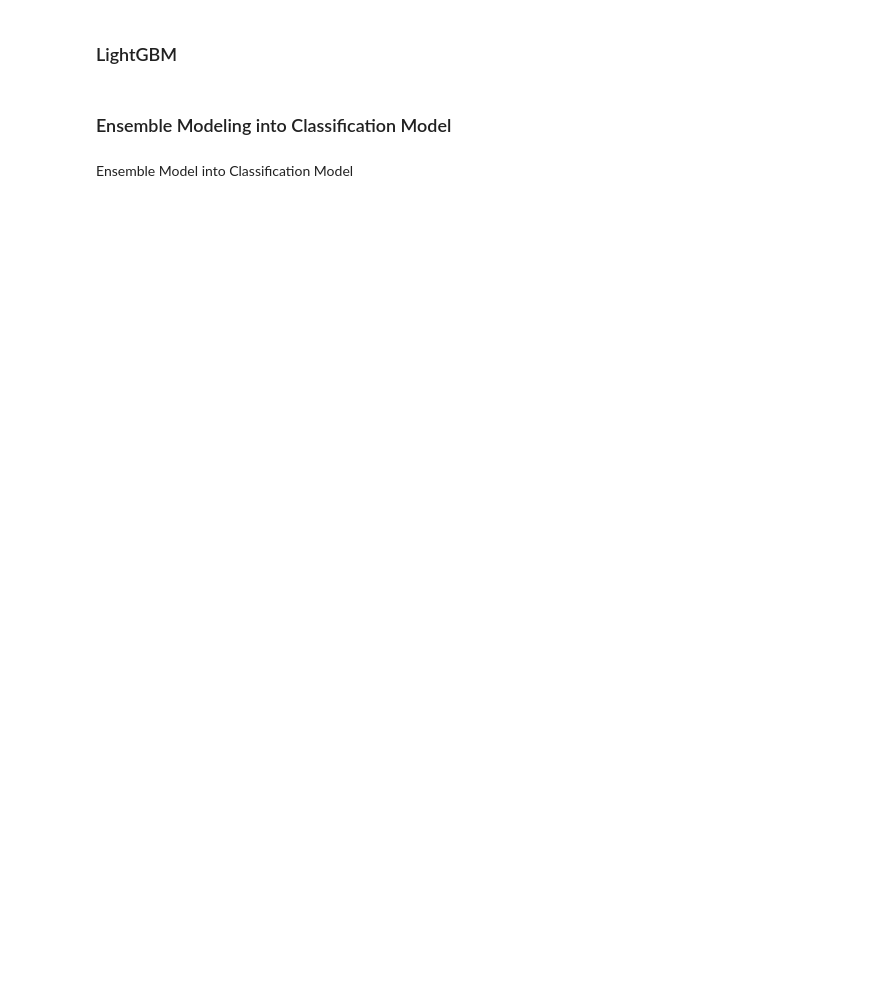
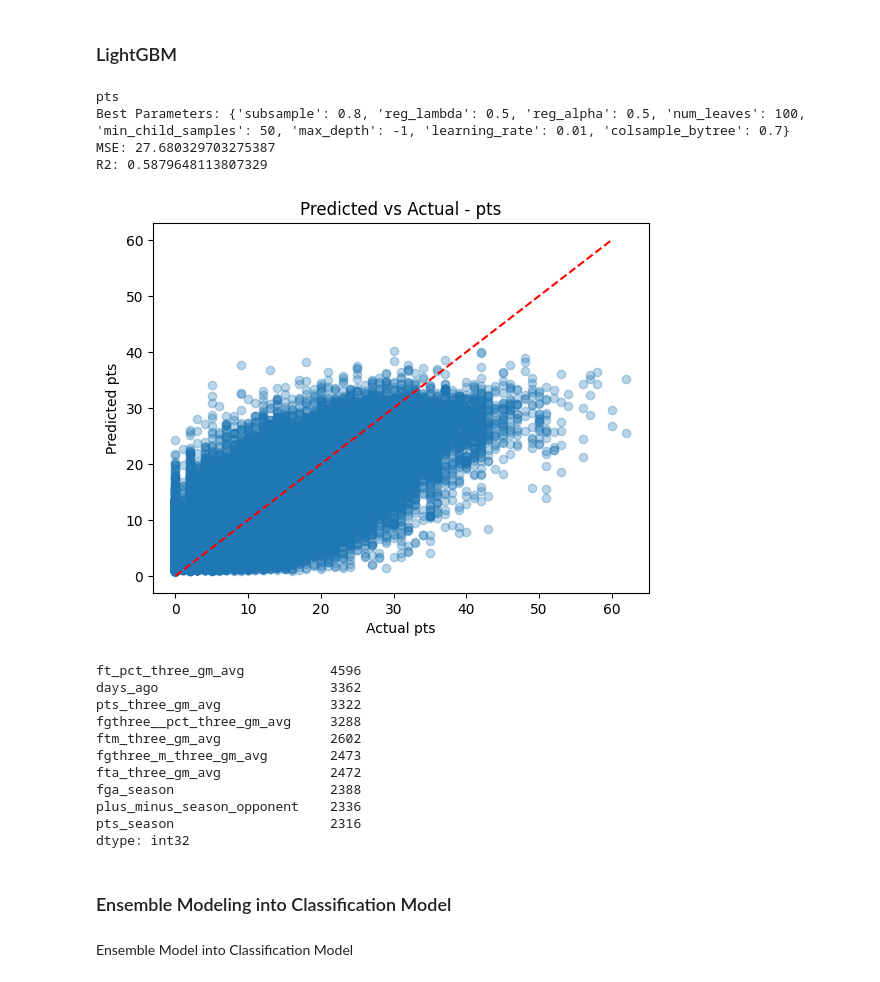
Before and after one commit to Aportra/nba-bet, a Jupyter notebook: models/building_models.ipynb, the cells around one changed output. Drawn from its saved outputs; the diff is of its cells as text; code cells hidden in the pictures; blank space fills up the shorter version.

Commit message:
editing modeling

```diff
--- a/models/building_models.ipynb
+++ b/models/building_models.ipynb
@@ -171,8 +178,8 @@ for category in features.keys():
 # %%
 tscv = TimeSeriesSplit(n_splits=5)
 # %%
-saved_models = {category:{} for category in ['pts','reb','ast','3pm']}
-saved_results = {category:{} for category in ['pts','reb','ast','3pm']}
+saved_models = {category:{} for category in ['pts']}
+saved_results = {category:{} for category in ['pts']}
 # %% [markdown]
 #### SHAP
 Applying shap to help reduce collinearity
@@ -194,5 +201,5 @@ for category in features.keys():
     print(category)
     print(r2_score(y_true=y_test,y_pred=y_pred))
 
-    saved_results[category]['linear_model']={'r2':{r2_score(y_true=y_test,y_pred=y_pred)}, 'mse':{mean_squared_error(y_true=y_test,y_pred=y_pred)}}
-    saved_models[category]['linear_model'] = linear_model
+    # saved_results[category]['linear_model']={'r2':{r2_score(y_true=y_test,y_pred=y_pred)}, 'mse':{mean_squared_error(y_true=y_test,y_pred=y_pred)}}
+    # saved_models[category]['linear_model'] = linear_model
@@ -239,15 +265,15 @@ lgb_model = LGBMRegressor(n_estimators=1000, random_state=42,verbosity=-1)
 
 # Define the expanded parameter grid
 param_grid = {
-    'device':'gpu',
-    'num_leaves': [15, 31, 50, 75],
+    'num_leaves': [31, 50, 75, 100, 150],
     'learning_rate': [0.005, 0.01, 0.05],
-    'max_depth': [-1, 5, 10, 15],
-    'min_child_samples': [10, 20, 30],
-    'subsample': [0.8, 1.0],
-    'colsample_bytree': [0.8, 1.0],
+    'max_depth': [-1, 10, 15, 20],
+    'min_child_samples': [10, 20, 30, 50],
+    'subsample': [0.7, 0.8, 0.9, 1.0],
+    'colsample_bytree': [0.7, 0.8, 0.9, 1.0],
+    'reg_alpha': [0, 0.1, 0.5],    # L1 regularization
+    'reg_lambda': [0, 0.1, 0.5],   # L2 regularization
 }
-
 # Time series split (if your data is chronological)
 tscv = TimeSeriesSplit(n_splits=5)
 
@@ -255,11 +281,11 @@ tscv = TimeSeriesSplit(n_splits=5)
 random_search = RandomizedSearchCV(
     estimator=lgb_model,
     param_distributions=param_grid,
-    n_iter=40,  # control number of total combinations to test
+    n_iter=80,  # control number of total combinations to test
     cv=tscv,
     scoring='r2',
     verbose=0,
-    n_jobs=-1,
+    n_jobs=1,
     random_state=42
 )
 
@@ -274,7 +342,7 @@ for category in features.keys():
     x_train,y_train = train_data[features[category]],train_data[category]
     x_test,y_test = test_data[features[category]],test_data[category]
 
-    random_search.fit(x_train,y_train)
+    random_search.fit(x_train,y_train,sample_weight=train_data['time_decay_weight'])
 
     best_model = random_search.best_estimator_
     print(category)
@@ -290,6 +358,41 @@ for category in features.keys():
     print(f'R2: {r2}')
 
     saved_results[category]['lightgbm']={'r2':{r2_score(y_true=y_test,y_pred=y_pred)}, 'mse':{mean_squared_error(y_true=y_test,y_pred=y_pred)}}
+# %% [output]
+pts
+Best Parameters: {'subsample': 0.8, 'reg_lambda': 0.5, 'reg_alpha': 0.5, 'num_leaves': 100, 'min_child_samples': 50, 'max_depth': -1, 'learning_rate': 0.01, 'colsample_bytree': 0.7}
+MSE: 27.680329703275387
+R2: 0.5879648113807329
+# %%
+import matplotlib.pyplot as plt
+
+plt.scatter(y_test, y_pred, alpha=0.3)
+plt.xlabel('Actual pts')
+plt.ylabel('Predicted pts')
+plt.plot([0, 60], [0, 60], 'r--')
+plt.title('Predicted vs Actual - pts')
+plt.show()
+
+# Also check feature importance
+import pandas as pd
+feat_imp = pd.Series(
+    best_model.feature_importances_,
+    index=features['pts']
+).sort_values(ascending=False)
+print(feat_imp.head(10))
+# %% [output]
+[figure, added]
+ft_pct_three_gm_avg           4596
+days_ago                      3362
+pts_three_gm_avg              3322
+fgthree__pct_three_gm_avg     3288
+ftm_three_gm_avg              2602
+fgthree_m_three_gm_avg        2473
+fta_three_gm_avg              2472
+fga_season                    2388
+plus_minus_season_opponent    2336
+pts_season                    2316
+dtype: int32
 # %%
 model_utils.send_email(
     subject="Regression Models Trained",
```
Also changed, not shown: parts of 17 cells of this notebook, 1 other file.
